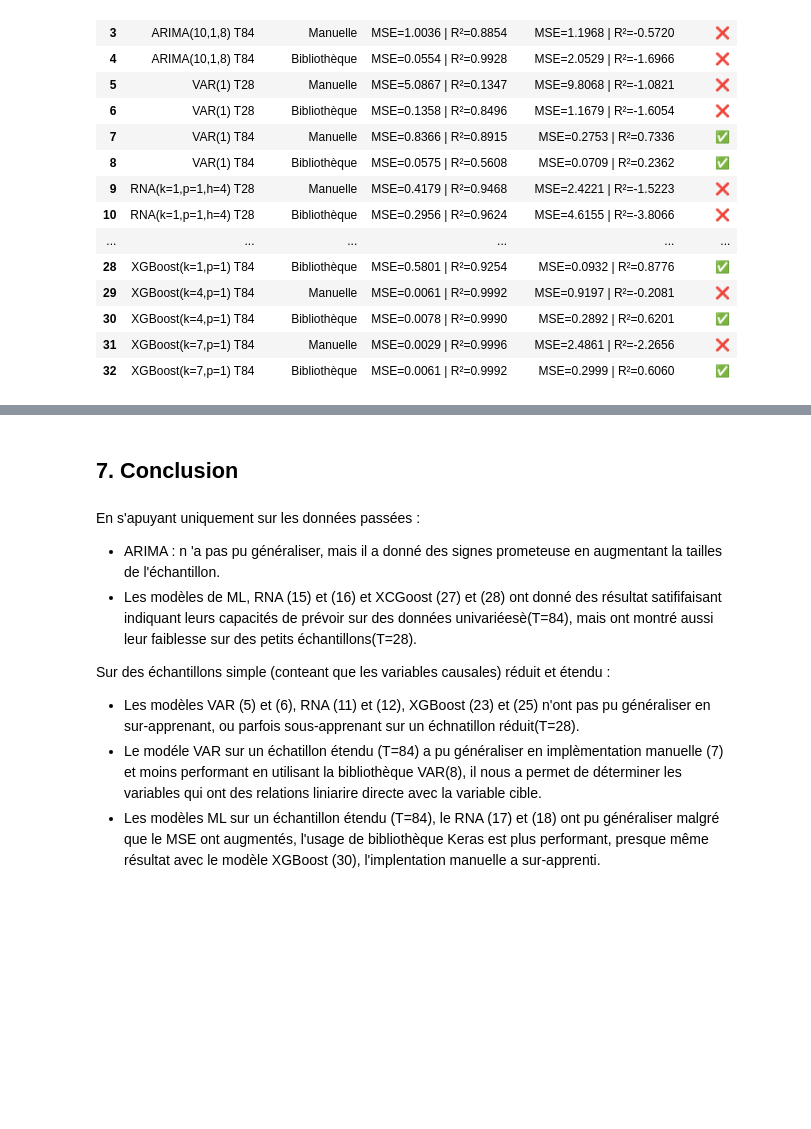
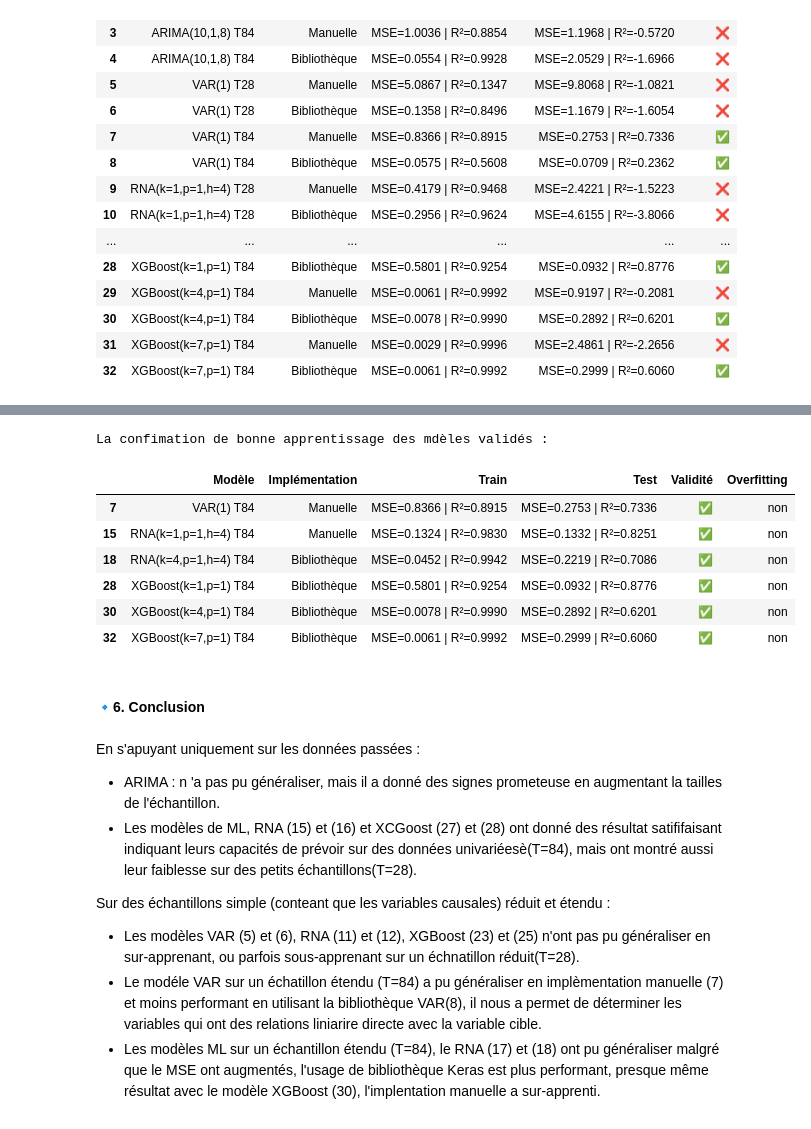
Before and after one commit to LajaliRachid/PFE, a Jupyter notebook: analyse_inflation.ipynb, the cells around one changed output, grey strips where cells are left out. Saved outputs shown, nothing was run; the diff lists cells and outputs as text; code cells hidden in the pictures; blank space fills up the shorter version.

```diff
--- a/analyse_inflation.ipynb
+++ b/analyse_inflation.ipynb
@@ -1652,5 +2064,20 @@ df.style.applymap(highlight_icons, subset=["Validité"]).set_properties(**{'text
+# %%
+df_filtered = df[df["Overfitting"].isin(["non"])]
+# Appliquer le style
+print("La confimation de bonne apprentissage des mdèles validés :")
+styled = df_filtered.style.applymap(highlight_icons, subset=["Validité"]).set_properties(**{'text-align':'center'})
+styled
+# %% [output]
+La confimation de bonne apprentissage des mdèles validés :
+|  | Modèle | Implémentation | Train | Test | Validité | Overfitting |
+| 7 | VAR(1) T84 | Manuelle | MSE=0.8366 | R²=0.8915 | MSE=0.2753 | R²=0.7336 | ✅ | non |
+| 15 | RNA(k=1,p=1,h=4) T84 | Manuelle | MSE=0.1324 | R²=0.9830 | MSE=0.1332 | R²=0.8251 | ✅ | non |
+| 18 | RNA(k=4,p=1,h=4) T84 | Bibliothèque | MSE=0.0452 | R²=0.9942 | MSE=0.2219 | R²=0.7086 | ✅ | non |
+| 28 | XGBoost(k=1,p=1) T84 | Bibliothèque | MSE=0.5801 | R²=0.9254 | MSE=0.0932 | R²=0.8776 | ✅ | non |
+| 30 | XGBoost(k=4,p=1) T84 | Bibliothèque | MSE=0.0078 | R²=0.9990 | MSE=0.2892 | R²=0.6201 | ✅ | non |
+| 32 | XGBoost(k=7,p=1) T84 | Bibliothèque | MSE=0.0061 | R²=0.9992 | MSE=0.2999 | R²=0.6060 | ✅ | non |
 # %% [markdown]
-## 7. Conclusion
+#### 🔹6. Conclusion
 # %% [markdown]
 En s'apuyant uniquement sur les données passées :
 * ARIMA : n 'a pas pu généraliser, mais il a donné des signes prometeuse en augmentant la tailles de l'échantillon.
```
Also changed, not shown: parts of 54 cells of this notebook.
